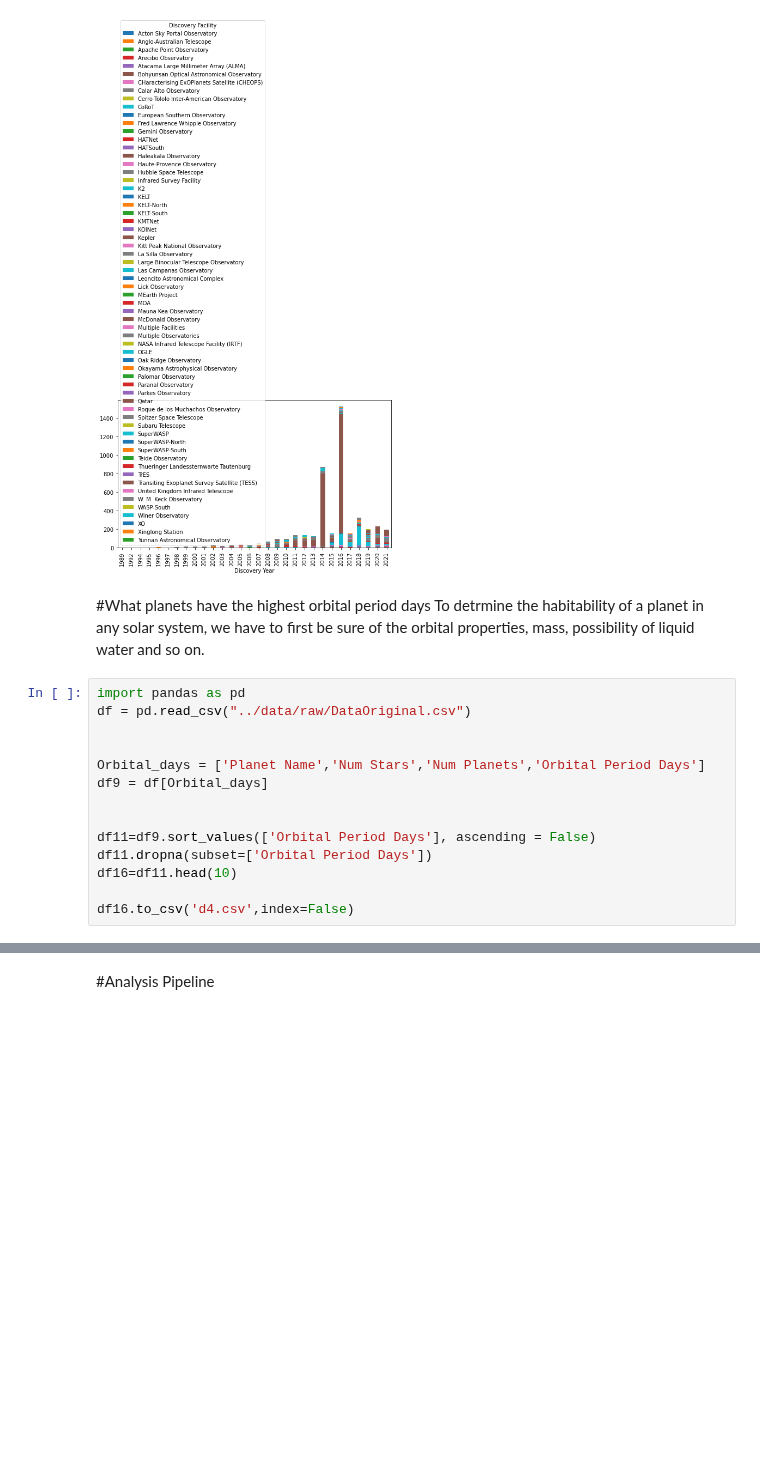
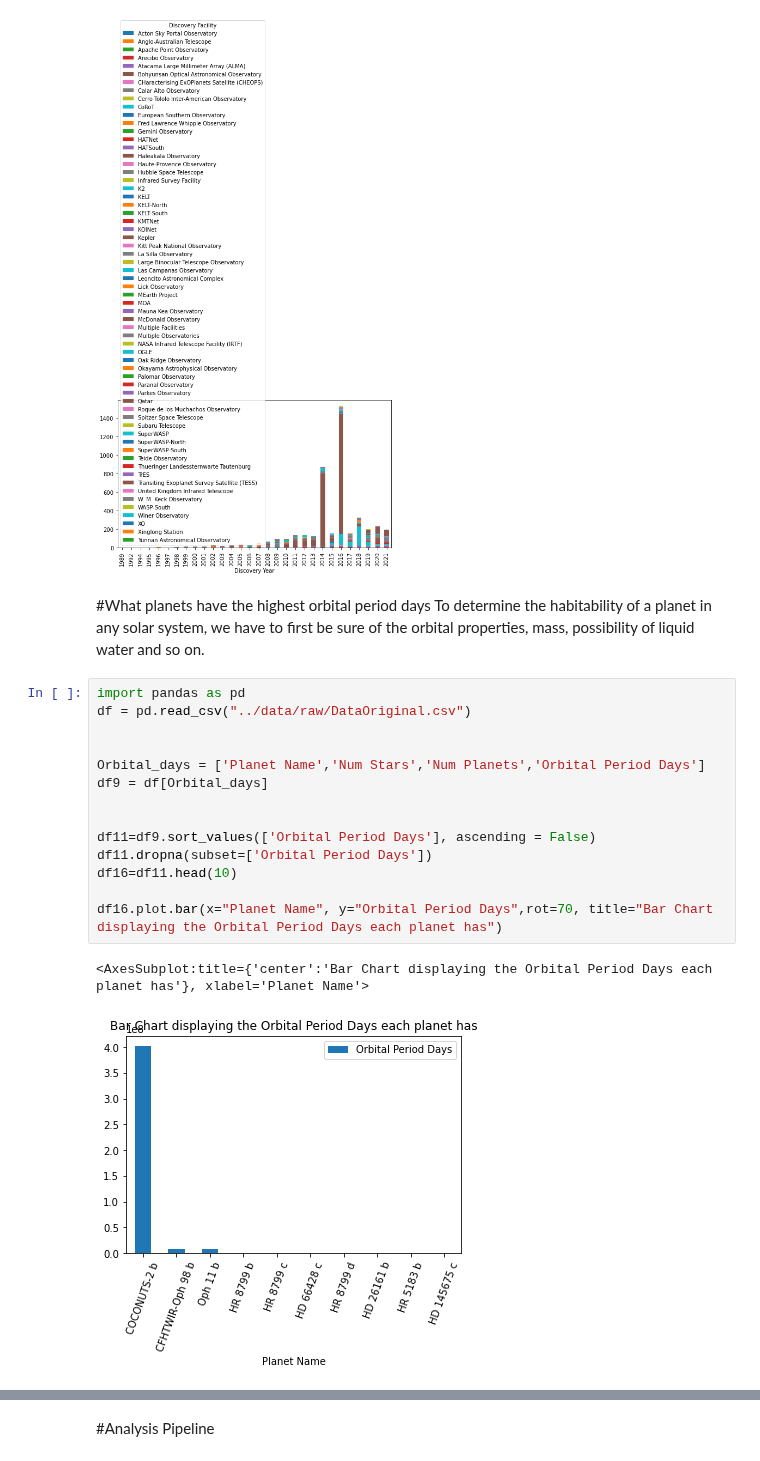
Before and after one commit to ubco-W2022T1-cosc301/project-group35, a Jupyter notebook: notebooks/analysis2.ipynb, the cells around one changed output, grey strips where cells are left out. Drawn from its saved outputs; the diff is of its cells as text; blank space fills up the shorter version.

```diff
--- a/notebooks/analysis2.ipynb
+++ b/notebooks/analysis2.ipynb
@@ -47,18 +47,21 @@ plot.show()
 [figure]
 # %% [markdown]
 #What planets have the highest orbital period days
-To detrmine the habitability of a planet in any solar system, we have to first be sure of the orbital properties, mass, possibility of liquid water and so on.
+To determine the habitability of a planet in any solar system, we have to first be sure of the orbital properties, mass, possibility of liquid water and so on.
 # %%
 import pandas as pd
 df = pd.read_csv("../data/raw/DataOriginal.csv")
 
 
 Orbital_days = ['Planet Name','Num Stars','Num Planets','Orbital Period Days']
 df9 = df[Orbital_days]
 
 
 df11=df9.sort_values(['Orbital Period Days'], ascending = False)
 df11.dropna(subset=['Orbital Period Days'])
 df16=df11.head(10)
 
-df16.to_csv('d4.csv',index=False)
+df16.plot.bar(x="Planet Name", y="Orbital Period Days",rot=70, title="Bar Chart displaying the Orbital Period Days each planet has")
+# %% [output]
+<AxesSubplot:title={'center':'Bar Chart displaying the Orbital Period Days each planet has'}, xlabel='Planet Name'>
+[figure, added]
```
Also changed, not shown: parts of 12 cells of this notebook, 2 other files.
